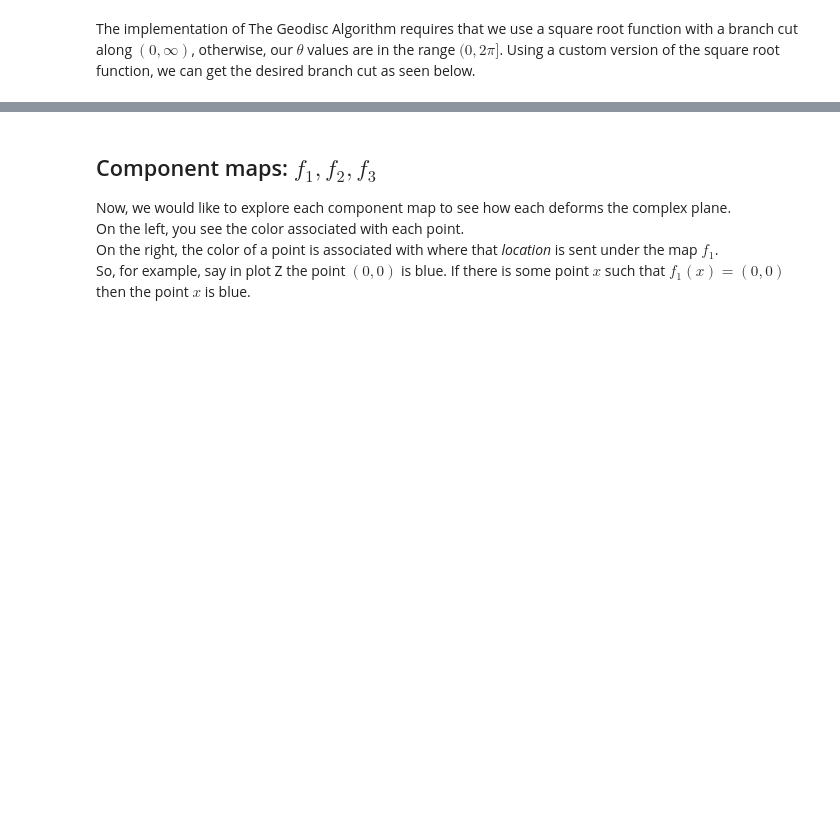
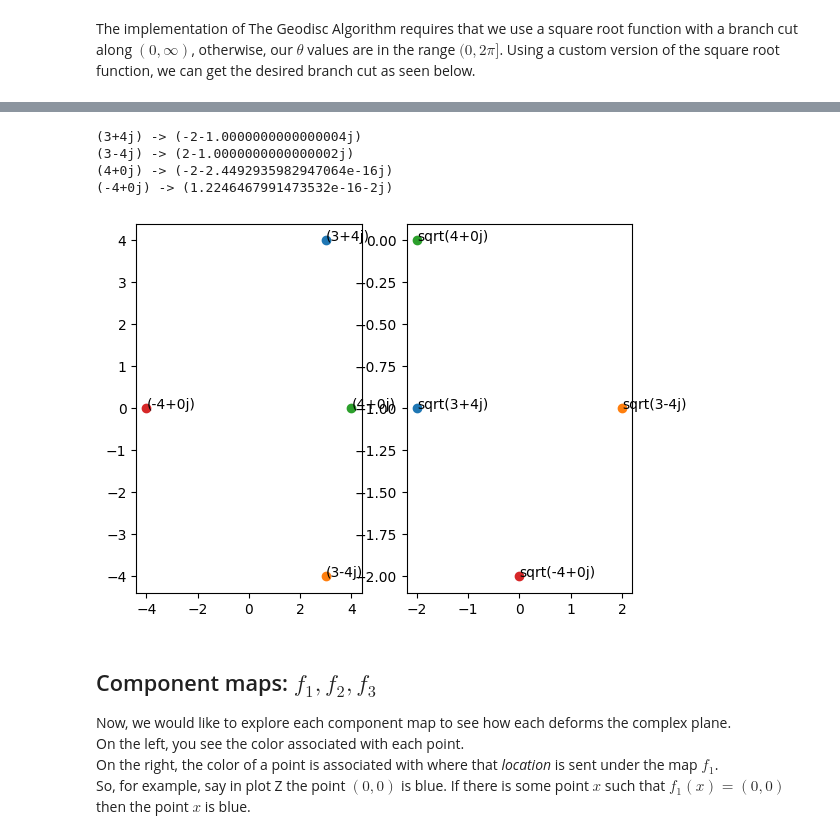
Before and after one commit to lmalmud/zippy-research, a Jupyter notebook: notebooks/component_maps.ipynb, the cells around one changed output, grey strips where cells are left out. Drawn from its saved outputs; the diff is of its cells as text; code cells hidden in the pictures; blank space fills up the shorter version.

```diff
--- a/notebooks/component_maps.ipynb
+++ b/notebooks/component_maps.ipynb
@@ -54,3 +57,23 @@ for point in points:
+# %%
+points_to_sqrt = [complex(3, 4), complex(3, -4), complex(4, 0), complex(-4, 0)]
+sqrt_outputs = [f3sqrt(p) for p in points_to_sqrt]
+for i in range(len(points_to_sqrt)):
+    print(f'{points_to_sqrt[i]} -> {sqrt_outputs[i]}')
+
+fig, ax = plt.subplots(1, 2, figsize=(8, 6))
+for p in points_to_sqrt:
+    ax[0].plot(p.real, p.imag, 'o')
+    ax[0].annotate(str(p), (p.real, p.imag))
+
+for i, p in enumerate(sqrt_outputs):
+    ax[1].plot(p.real, p.imag, 'o')
+    ax[1].annotate(f'sqrt{str(points_to_sqrt[i])}', (p.real, p.imag))
+# %% [output]
+(3+4j) -> (-2-1.0000000000000004j)
+(3-4j) -> (2-1.0000000000000002j)
+(4+0j) -> (-2-2.4492935982947064e-16j)
+(-4+0j) -> (1.2246467991473532e-16-2j)
+[figure, added]
 # %% [markdown]
 ## Component maps: $f_1, f_2, f_3$
 Now, we would like to explore each component map to see how each deforms the complex plane. \
```
Also changed, not shown: parts of 5 cells of this notebook, 5 other files.
